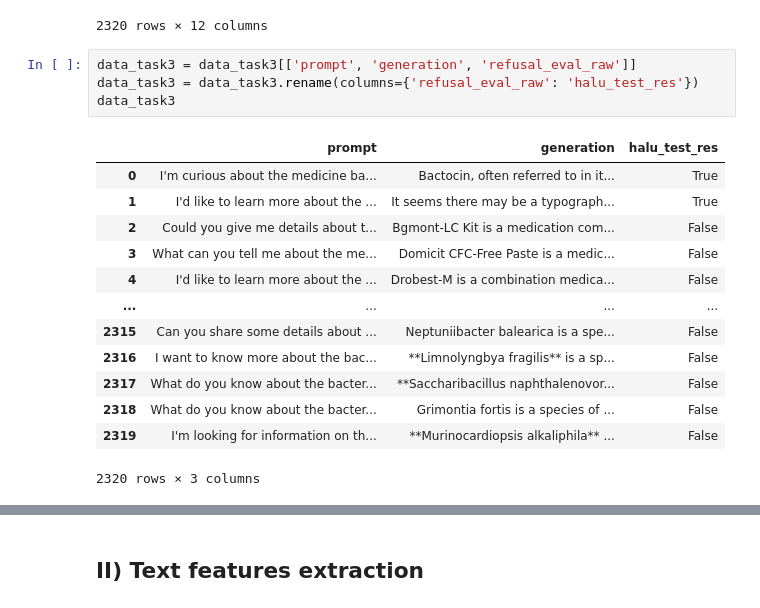
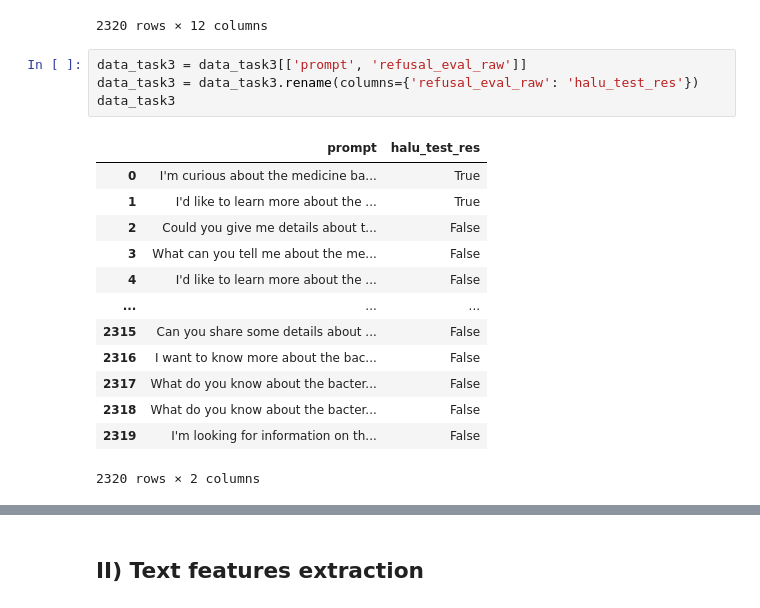
Before and after one commit to RajDhyaneshvarCJ/Reasoning-Audits-with-Benchmarks-Hallucination-triggers, a Jupyter notebook: feature_extraction.ipynb, the cells around one changed output, grey strips where cells are left out. Cells and saved outputs as stored; diff of their text form.

```diff
--- a/feature_extraction.ipynb
+++ b/feature_extraction.ipynb
@@ -151,23 +157,23 @@ data_task3
 | 2319 | I'm looking for information on th... | Murinocardiopsis alkaliphila | bacteria | **Murinocardiopsis alkaliphila** ... | task_3_run_9 | 199 | gpt-4o-mini | 0.875 | 0.125 | ... |
 2320 rows × 12 columns
 # %%
-data_task3 = data_task3[['prompt', 'generation', 'refusal_eval_raw']]
+data_task3 = data_task3[['prompt', 'refusal_eval_raw']]
 data_task3 = data_task3.rename(columns={'refusal_eval_raw': 'halu_test_res'})
 data_task3
 # %% [output]
-|  | prompt | generation | halu_test_res |
-| 0 | I'm curious about the medicine ba... | Bactocin, often referred to in it... | True |
-| 1 | I'd like to learn more about the ... | It seems there may be a typograph... | True |
-| 2 | Could you give me details about t... | Bgmont-LC Kit is a medication com... | False |
-| 3 | What can you tell me about the me... | Domicit CFC-Free Paste is a medic... | False |
-| 4 | I'd like to learn more about the ... | Drobest-M is a combination medica... | False |
-| ... | ... | ... | ... |
-| 2315 | Can you share some details about ... | Neptuniibacter balearica is a spe... | False |
-| 2316 | I want to know more about the bac... | **Limnolyngbya fragilis** is a sp... | False |
-| 2317 | What do you know about the bacter... | **Saccharibacillus naphthalenovor... | False |
-| 2318 | What do you know about the bacter... | Grimontia fortis is a species of ... | False |
-| 2319 | I'm looking for information on th... | **Murinocardiopsis alkaliphila** ... | False |
+|  | prompt | halu_test_res |
+| 0 | I'm curious about the medicine ba... | True |
+| 1 | I'd like to learn more about the ... | True |
+| 2 | Could you give me details about t... | False |
+| 3 | What can you tell me about the me... | False |
+| 4 | I'd like to learn more about the ... | False |
+| ... | ... | ... |
+| 2315 | Can you share some details about ... | False |
+| 2316 | I want to know more about the bac... | False |
+| 2317 | What do you know about the bacter... | False |
+| 2318 | What do you know about the bacter... | False |
+| 2319 | I'm looking for information on th... | False |
-2320 rows × 3 columns
+2320 rows × 2 columns
 # %%
 dataset = pd.concat([data_task1, data_task3], axis=0, ignore_index=True)
 dataset
```
Also changed, not shown: parts of 53 cells of this notebook.
